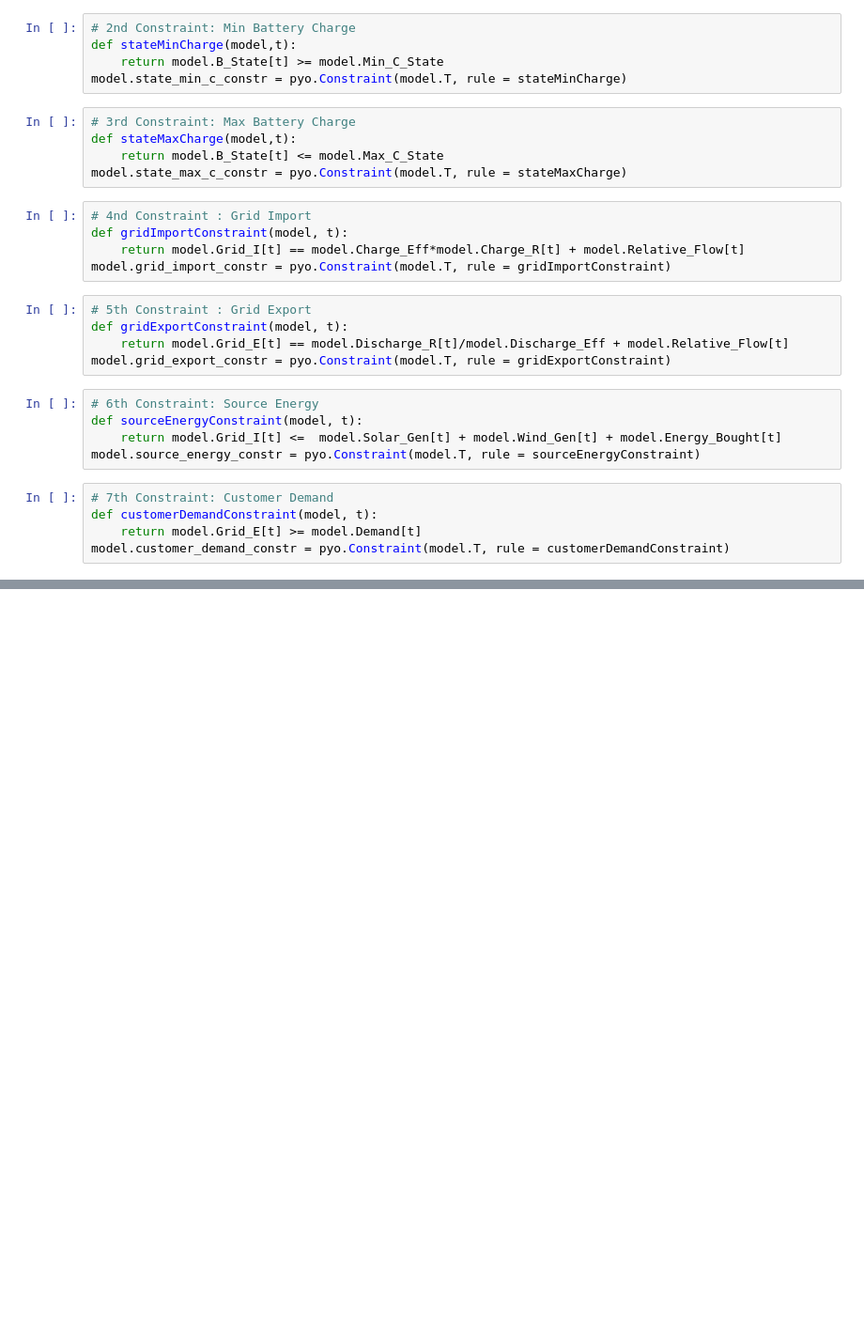
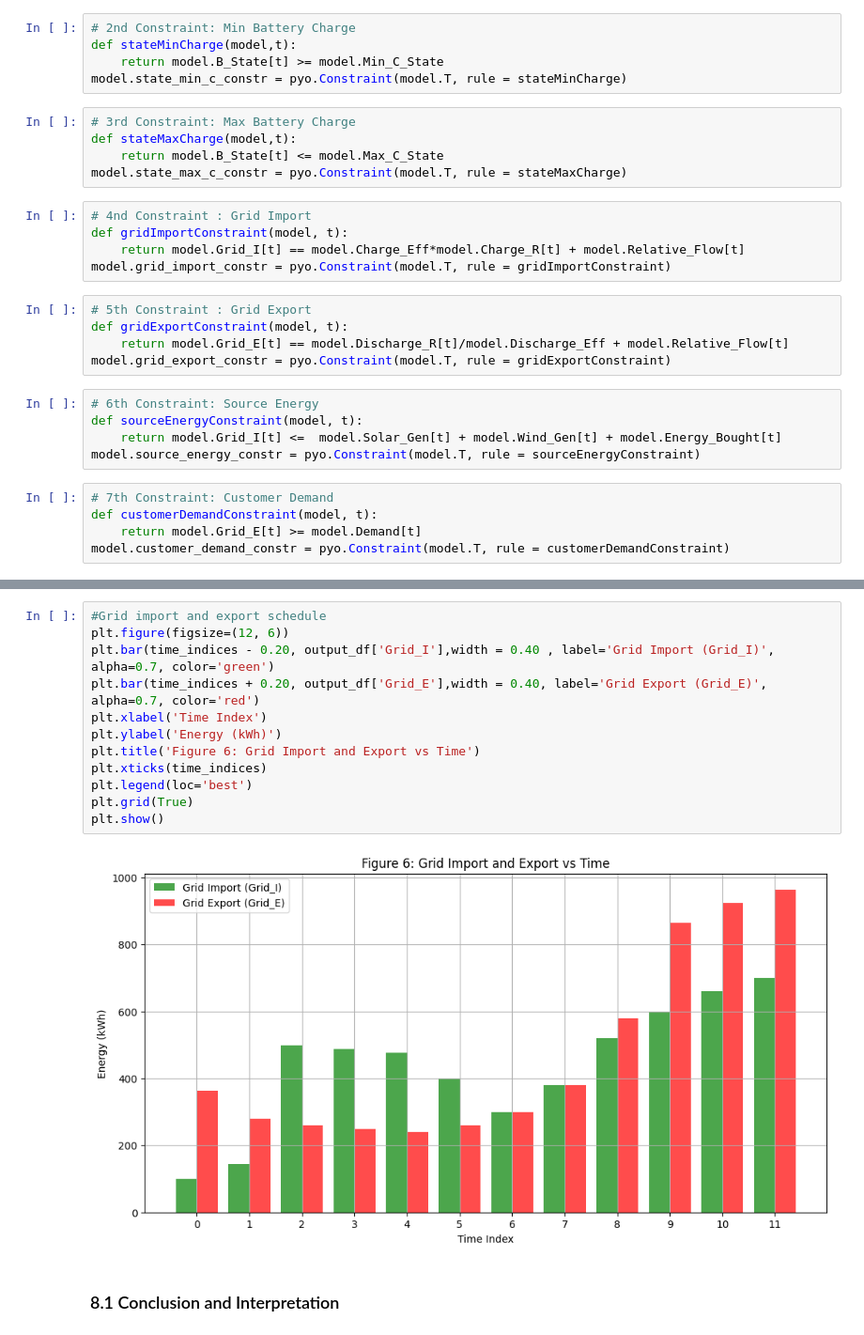
Before and after one commit to buckyball99/Microgrid-Energy-Optimization, a Jupyter notebook: Microgrid_Optimization.ipynb, the cells around one changed output, grey strips where cells are left out. Shown: that part at 94% size. Saved outputs shown, nothing was run; the diff lists cells and outputs as text; blank space fills up the shorter version.

```diff
--- a/Microgrid_Optimization.ipynb
+++ b/Microgrid_Optimization.ipynb
@@ -227,0 +325,16 @@ model.discharge_binary_constr = pyo.Constraint(model.T, rule = dischargeBinary)
+# %%
+#Grid import and export schedule
+plt.figure(figsize=(12, 6))
+plt.bar(time_indices - 0.20, output_df['Grid_I'],width = 0.40 , label='Grid Import (Grid_I)', alpha=0.7, color='green')
+plt.bar(time_indices + 0.20, output_df['Grid_E'],width = 0.40, label='Grid Export (Grid_E)', alpha=0.7, color='red')
+plt.xlabel('Time Index')
+plt.ylabel('Energy (kWh)')
+plt.title('Figure 6: Grid Import and Export vs Time')
+plt.xticks(time_indices)
+plt.legend(loc='best')
+plt.grid(True)
+plt.show()
+# %% [output]
+[figure, added]
+# %% [markdown]
+### 8.1 Conclusion and Interpretation
```
Also changed, not shown: parts of 27 cells of this notebook, 2 other files.
